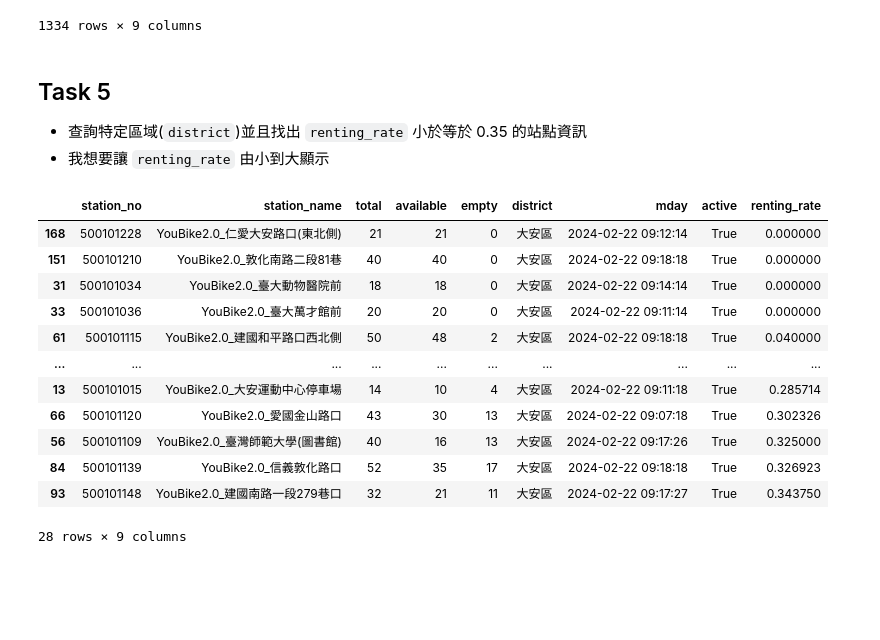
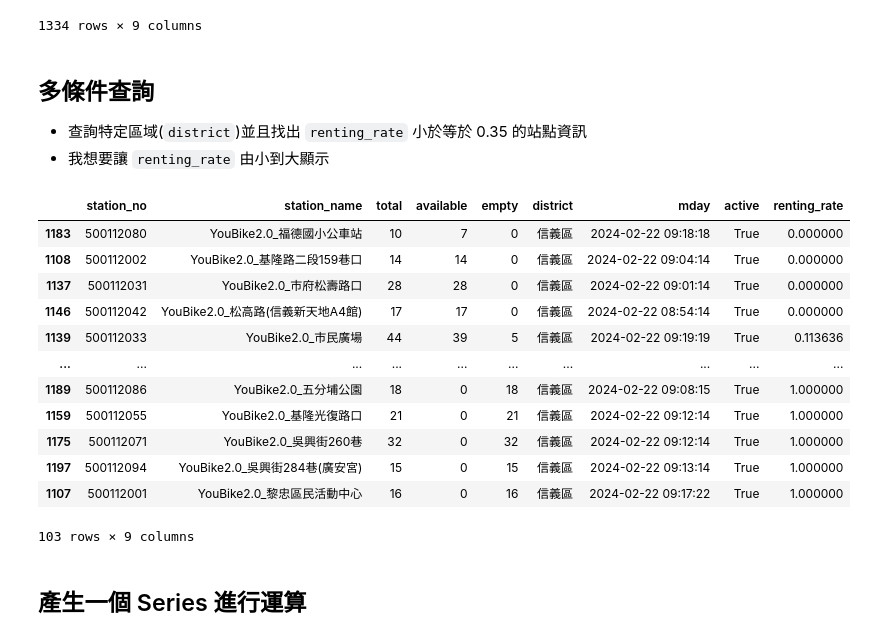
Before and after one commit to victorDeveloper0821/handon-py-data-analysis, a Jupyter notebook: PandasPractice.ipynb, the cells around one changed output. Saved outputs shown, nothing was run; the diff lists cells and outputs as text; code cells hidden in the pictures; blank space fills up the shorter version.

```diff
--- a/PandasPractice.ipynb
+++ b/PandasPractice.ipynb
@@ -103,8 +103,10 @@ renameBike
 - district
 - mday
 # %%
-feature = ['station_no', 'station_name','total', 'available','empty', 'district', 'mday','active','renting_rate']
-renameBike.active = renameBike.active == 1
+feature = ['station_no', 'station_name','total', 'available','empty', 'district', 'mday','active']
+
+# renameBike.active = renameBike.active == 1
+renameBike.active.astype('bool') # 將 Series 型別改為 boolean
 # exract data through loc
 bikeInfo = renameBike.loc[0:100,feature]
 
@@ -148,7 +150,8 @@ bikeInfo_iloc
 # %%
 ## Series 的 empty 是 function，因為撞名稱，故改用以下方式計算
 renameBike['renting_rate'] = renameBike['empty'] / renameBike['total']
-
+if 'renting_rate' not in feature:
+    feature.append('renting_rate')
 bikes = renameBike.loc[:,feature]
 
 bikes
@@ -167,23 +170,25 @@ bikes
 | 1333 | 500119091 | YouBike2.0_臺大明達館北側(員工宿舍) | 18 | 0 | 18 | 臺大公館校區 | 2024-02-22 08:32:34 | True | 1.000000 |
 1334 rows × 9 columns
 # %% [markdown]
-## Task 5
+## 多條件查詢
 - 查詢特定區域(`district`)並且找出 `renting_rate` 小於等於 0.35 的站點資訊
 - 我想要讓 `renting_rate` 由小到大顯示
 # %%
 ## 搜尋區域為大安區且使用率小於 0.35 的站點
-bikes[bikes.district.isin(['大安區']) & (bikes.renting_rate <= 0.35)].sort_values(by='renting_rate', ascending=True)
+bikes[bikes.district.isin(['信義區'])].sort_values(by='renting_rate', ascending=True)
 # %% [output]
 |  | station_no | station_name | total | available | empty | district | mday | active | renting_rate |
-| 168 | 500101228 | YouBike2.0_仁愛大安路口(東北側) | 21 | 21 | 0 | 大安區 | 2024-02-22 09:12:14 | True | 0.000000 |
-| 151 | 500101210 | YouBike2.0_敦化南路二段81巷 | 40 | 40 | 0 | 大安區 | 2024-02-22 09:18:18 | True | 0.000000 |
-| 31 | 500101034 | YouBike2.0_臺大動物醫院前 | 18 | 18 | 0 | 大安區 | 2024-02-22 09:14:14 | True | 0.000000 |
-| 33 | 500101036 | YouBike2.0_臺大萬才館前 | 20 | 20 | 0 | 大安區 | 2024-02-22 09:11:14 | True | 0.000000 |
-| 61 | 500101115 | YouBike2.0_建國和平路口西北側 | 50 | 48 | 2 | 大安區 | 2024-02-22 09:18:18 | True | 0.040000 |
+| 1183 | 500112080 | YouBike2.0_福德國小公車站 | 10 | 7 | 0 | 信義區 | 2024-02-22 09:18:18 | True | 0.000000 |
+| 1108 | 500112002 | YouBike2.0_基隆路二段159巷口 | 14 | 14 | 0 | 信義區 | 2024-02-22 09:04:14 | True | 0.000000 |
+| 1137 | 500112031 | YouBike2.0_市府松壽路口 | 28 | 28 | 0 | 信義區 | 2024-02-22 09:01:14 | True | 0.000000 |
+| 1146 | 500112042 | YouBike2.0_松高路(信義新天地A4館) | 17 | 17 | 0 | 信義區 | 2024-02-22 08:54:14 | True | 0.000000 |
+| 1139 | 500112033 | YouBike2.0_市民廣場 | 44 | 39 | 5 | 信義區 | 2024-02-22 09:19:19 | True | 0.113636 |
 | ... | ... | ... | ... | ... | ... | ... | ... | ... | ... |
-| 13 | 500101015 | YouBike2.0_大安運動中心停車場 | 14 | 10 | 4 | 大安區 | 2024-02-22 09:11:18 | True | 0.285714 |
-| 66 | 500101120 | YouBike2.0_愛國金山路口 | 43 | 30 | 13 | 大安區 | 2024-02-22 09:07:18 | True | 0.302326 |
-| 56 | 500101109 | YouBike2.0_臺灣師範大學(圖書館) | 40 | 16 | 13 | 大安區 | 2024-02-22 09:17:26 | True | 0.325000 |
-| 84 | 500101139 | YouBike2.0_信義敦化路口 | 52 | 35 | 17 | 大安區 | 2024-02-22 09:18:18 | True | 0.326923 |
-| 93 | 500101148 | YouBike2.0_建國南路一段279巷口 | 32 | 21 | 11 | 大安區 | 2024-02-22 09:17:27 | True | 0.343750 |
+| 1189 | 500112086 | YouBike2.0_五分埔公園 | 18 | 0 | 18 | 信義區 | 2024-02-22 09:08:15 | True | 1.000000 |
+| 1159 | 500112055 | YouBike2.0_基隆光復路口 | 21 | 0 | 21 | 信義區 | 2024-02-22 09:12:14 | True | 1.000000 |
+| 1175 | 500112071 | YouBike2.0_吳興街260巷 | 32 | 0 | 32 | 信義區 | 2024-02-22 09:12:14 | True | 1.000000 |
+| 1197 | 500112094 | YouBike2.0_吳興街284巷(廣安宮) | 15 | 0 | 15 | 信義區 | 2024-02-22 09:13:14 | True | 1.000000 |
+| 1107 | 500112001 | YouBike2.0_黎忠區民活動中心 | 16 | 0 | 16 | 信義區 | 2024-02-22 09:17:22 | True | 1.000000 |
-28 rows × 9 columns
+103 rows × 9 columns
+# %% [markdown]
+## 產生一個 Series 進行運算
```
Also changed, not shown: parts of 8 cells of this notebook, 1 other file.
